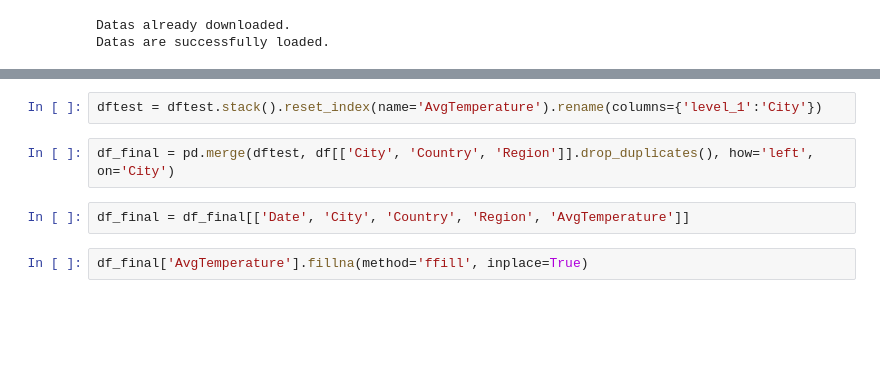
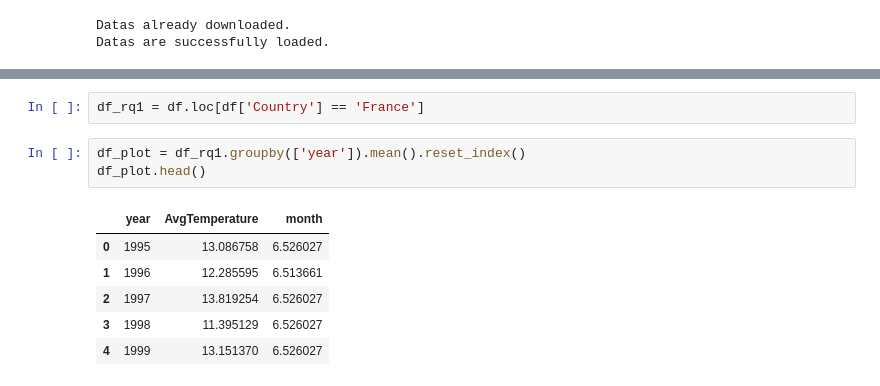
Before and after one commit to Orkaelle/climatologie, a Jupyter notebook: climatologie.ipynb, the cells around one changed output, grey strips where cells are left out. Saved outputs shown, nothing was run; the diff lists cells and outputs as text; blank space fills up the shorter version.

```diff
--- a/climatologie.ipynb
+++ b/climatologie.ipynb
@@ -35,8 +58,12 @@ dftest = df.pivot_table(index='Date', columns=['City','Country','Region'], value
-# %%
-dftest = dftest.stack().reset_index(name='AvgTemperature').rename(columns={'level_1':'City'})
-# %%
-df_final = pd.merge(dftest, df[['City', 'Country', 'Region']].drop_duplicates(), how='left', on='City')
-# %%
-df_final = df_final[['Date', 'City', 'Country', 'Region', 'AvgTemperature']]
-# %%
-df_final['AvgTemperature'].fillna(method='ffill', inplace=True)
+# %%
+df_rq1 = df.loc[df['Country'] == 'France']
+# %%
+df_plot = df_rq1.groupby(['year']).mean().reset_index()
+df_plot.head()
+# %% [output]
+|  | year | AvgTemperature | month |
+| 0 | 1995 | 13.086758 | 6.526027 |
+| 1 | 1996 | 12.285595 | 6.513661 |
+| 2 | 1997 | 13.819254 | 6.526027 |
+| 3 | 1998 | 11.395129 | 6.526027 |
+| 4 | 1999 | 13.151370 | 6.526027 |
```
Also changed, not shown: parts of 18 cells of this notebook, 1 other file.
